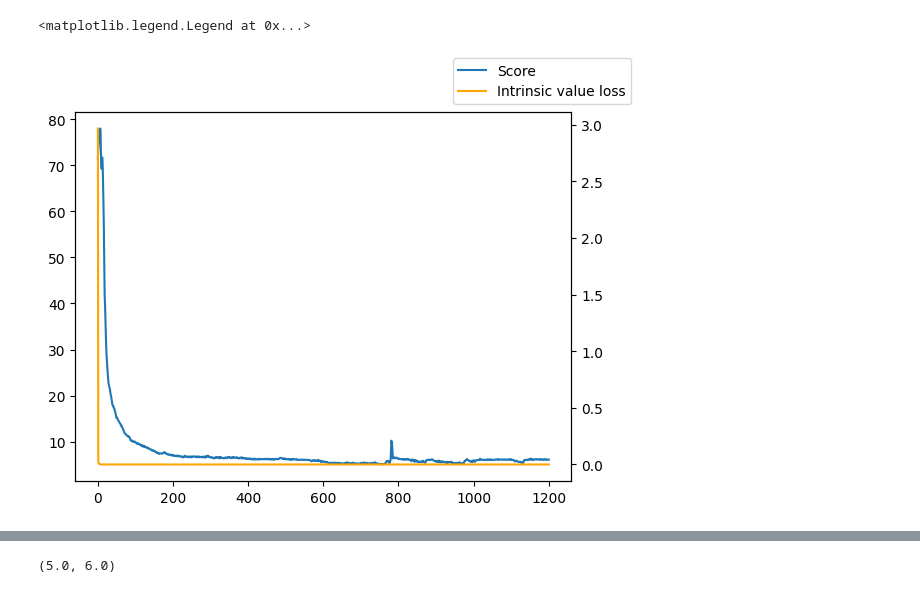
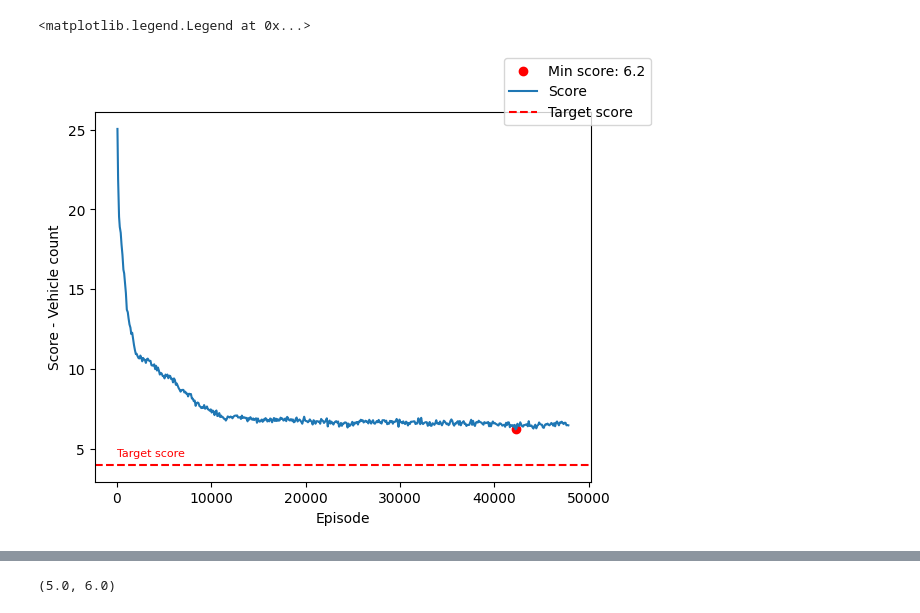
Before and after one commit to Ed-zo/rl-optimization, a Jupyter notebook: turnus/eval.ipynb, the cells around one changed output, grey strips where cells are left out. Drawn from its saved outputs; the diff is of its cells as text; code cells hidden in the pictures.

```diff
--- a/turnus/eval.ipynb
+++ b/turnus/eval.ipynb
@@ -8,22 +8,30 @@
 # %%
 import pandas as pd
 import matplotlib.pyplot as plt
 import numpy as np
 
-training = '240207#p_2_oprava'
+training = '240313#p_rand_51'
 df = pd.read_csv(f'results/{training}/score.csv')
 df2 = pd.read_csv(f'results/{training}/loss.csv')
 fig, ax1 = plt.subplots()
 
-ax1.plot(df['iteration'], df['avg_score'], label='Score')
-ax2 = ax1.twinx()
+best_score, index = np.min(df['avg_score']), np.argmin(df['avg_score'])
 
+ax1.scatter(df['episode'][index], best_score, c='red', label=f"Min score: {round(best_score, 1)}")
+ax1.plot(df['episode'], df['avg_score'], label='Score')
+ax1.set_xlabel('Episode')
+ax1.set_ylabel('Score - Vehicle count')
+
+ax1.axhline(y=4, color='r', linestyle='--', label='Target score')
+ax1.text(0, 4.5, 'Target score', color='red', fontsize=8)
+
+# ax2 = ax1.twinx()
 # ax2.plot(df2['iteration'], df2['ext_value'], c='green', label='Extrinsic value loss')
-ax2.plot(df2['iteration'], df2['int_value'], c='orange', label='Intrinsic value loss')
+# ax2.plot(df2['episode'], df2['int_value'], c='orange', label='Intrinsic value loss')
 fig.legend()
 # %% [output]
 <matplotlib.legend.Legend at 0x...>
-[figure, old version]
+[figure, new version]
 # %%
 import torch
 from env import Env
```
Also changed, not shown: parts of 4 cells of this notebook, 9 other files.
